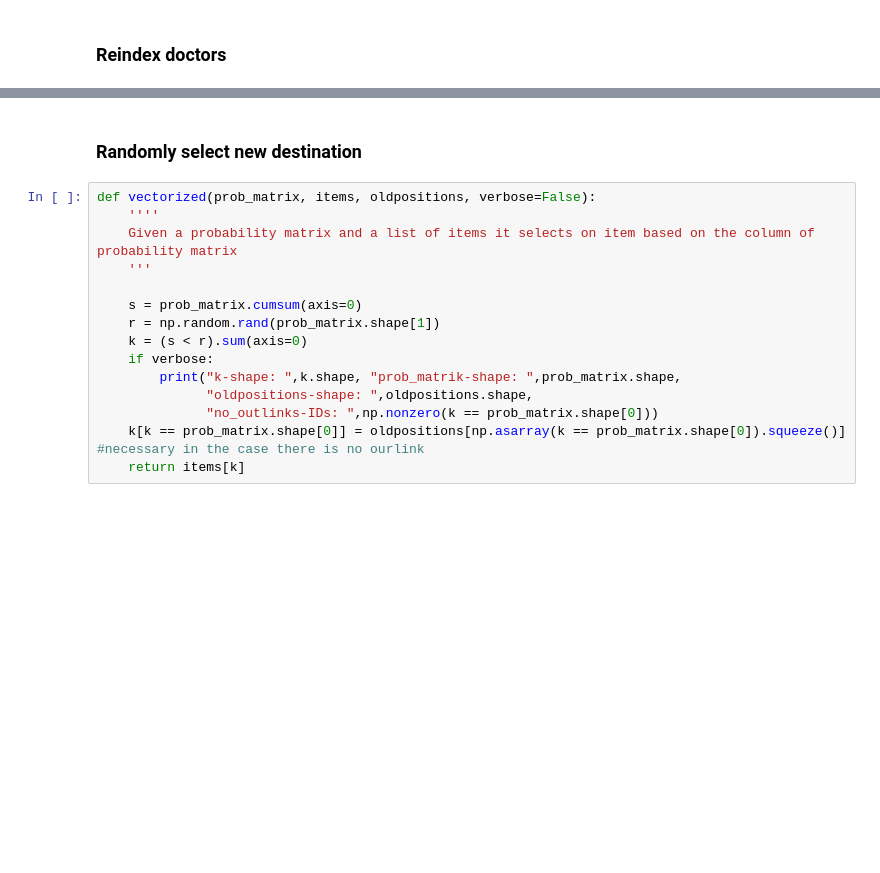
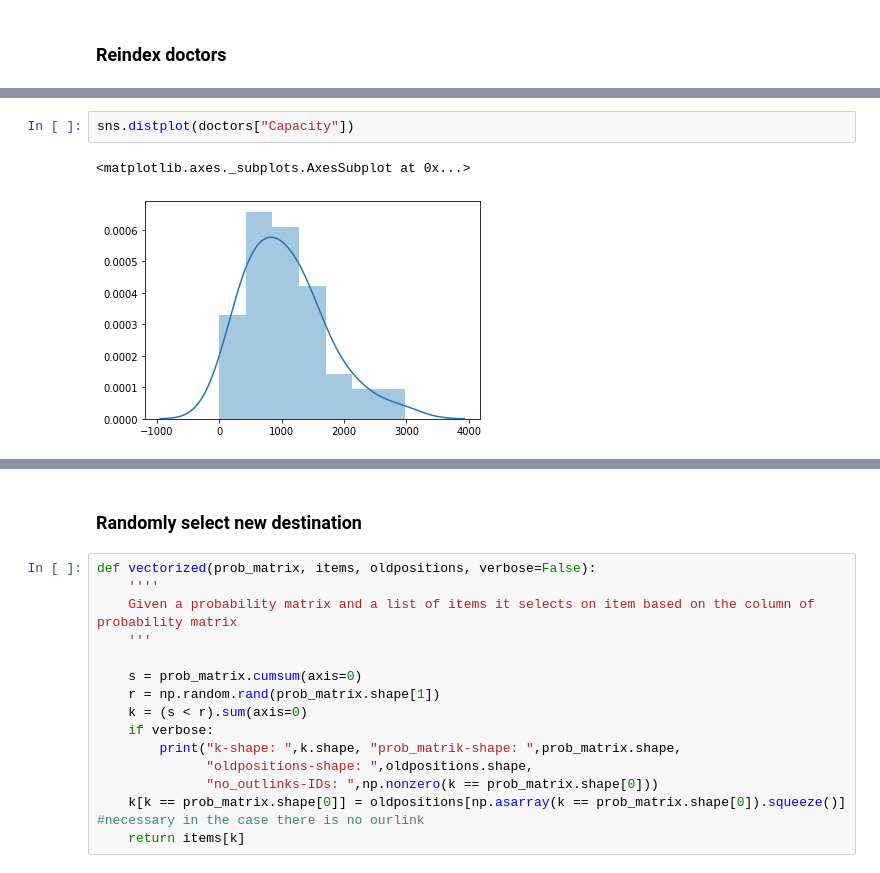
Before and after one commit to losardor/HCSRisk, a Jupyter notebook: singleDocShock.ipynb, the cells around one changed output, grey strips where cells are left out. Saved outputs shown, nothing was run; the diff lists cells and outputs as text; blank space fills up the shorter version.

```diff
--- a/singleDocShock.ipynb
+++ b/singleDocShock.ipynb
@@ -117,0 +146,5 @@ original failed:  [6]
+# %%
+sns.distplot(doctors["Capacity"])
+# %% [output]
+<matplotlib.axes._subplots.AxesSubplot at 0x...>
+[figure, added]
```
Also changed, not shown: parts of 19 cells of this notebook.
